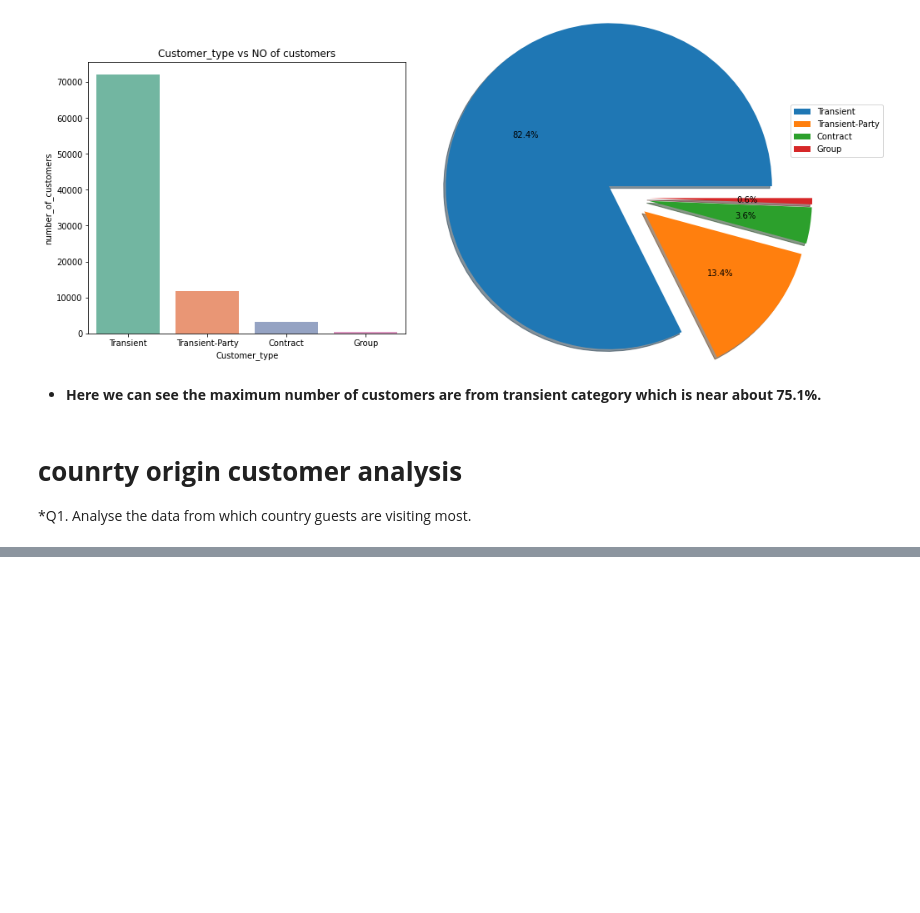
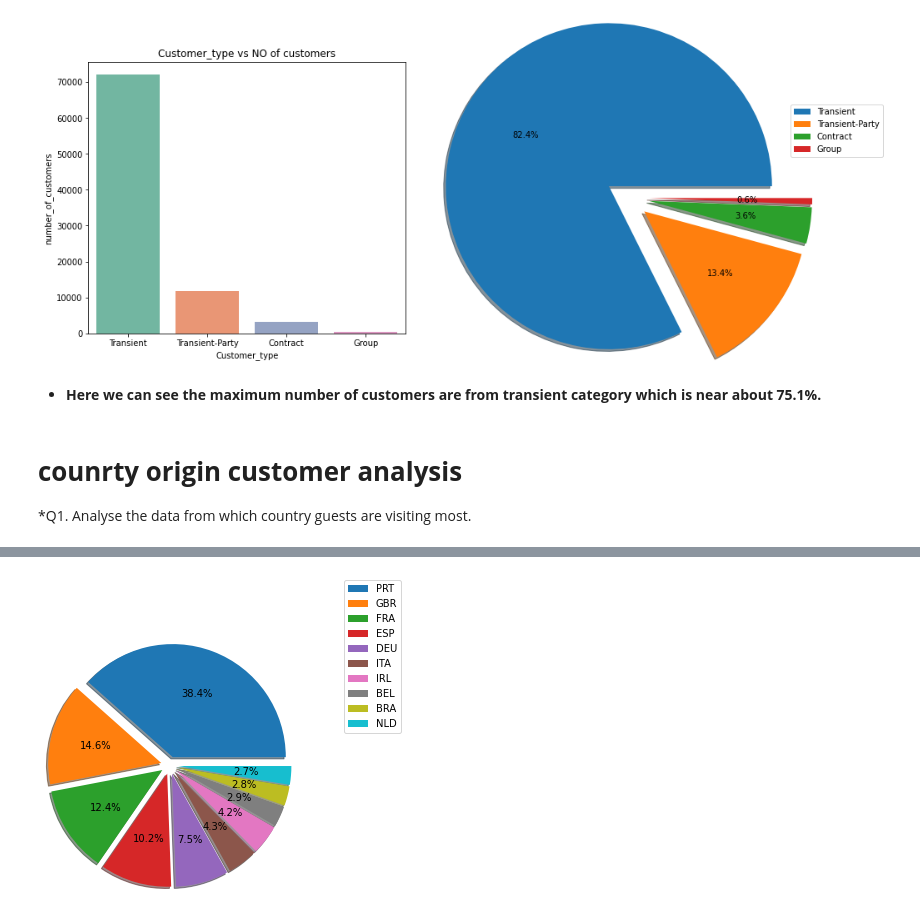
Before and after one commit to shyamsgadekar/EDA_HOTEL_BOOKING_ANALYSIS, a Jupyter notebook: Hotel_Booking_Analysis_SHYAM_GADEKAR_Capstone_Project.ipynb, the cells around one changed output, grey strips where cells are left out. Drawn from its saved outputs; the diff is of its cells as text; code cells hidden in the pictures; blank space fills up the shorter version.

```diff
--- a/Hotel_Booking_Analysis_SHYAM_GADEKAR_Capstone_Project.ipynb
+++ b/Hotel_Booking_Analysis_SHYAM_GADEKAR_Capstone_Project.ipynb
@@ -726,3 +726,8 @@ plt.show()
 # %% [markdown]
 # **counrty origin customer analysis**
 *Q1. Analyse the data from which country guests are visiting most.
+# %%
+#Q1. Analyse the data from which country guests are visiting most.
+country=df_hotel["country"].value_counts().reset_index()[:10]
+country.columns=["country_name","number_of_guests"]
+country
@@ -728,0 +746,6 @@ plt.show()
+# %%
+plt.pie(country["number_of_guests"],autopct="%1.1f%%",shadow=True,radius=1.3,explode=[.1]*10)
+plt.legend(labels=country["country_name"].value_counts().index.tolist(),loc=(1.3,.65))
+plt.show()
+# %% [output]
+[figure, added]
```
Also changed, not shown: parts of 33 cells of this notebook.
